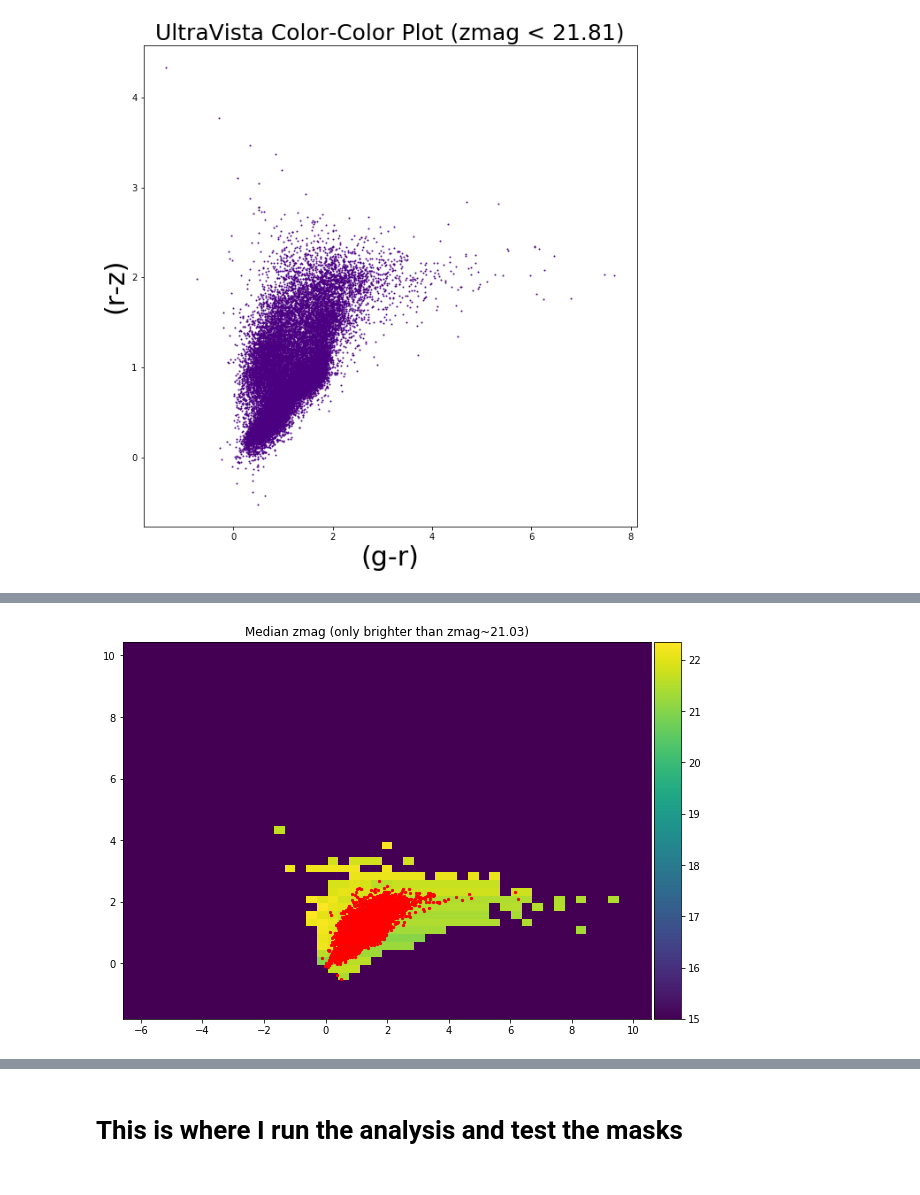
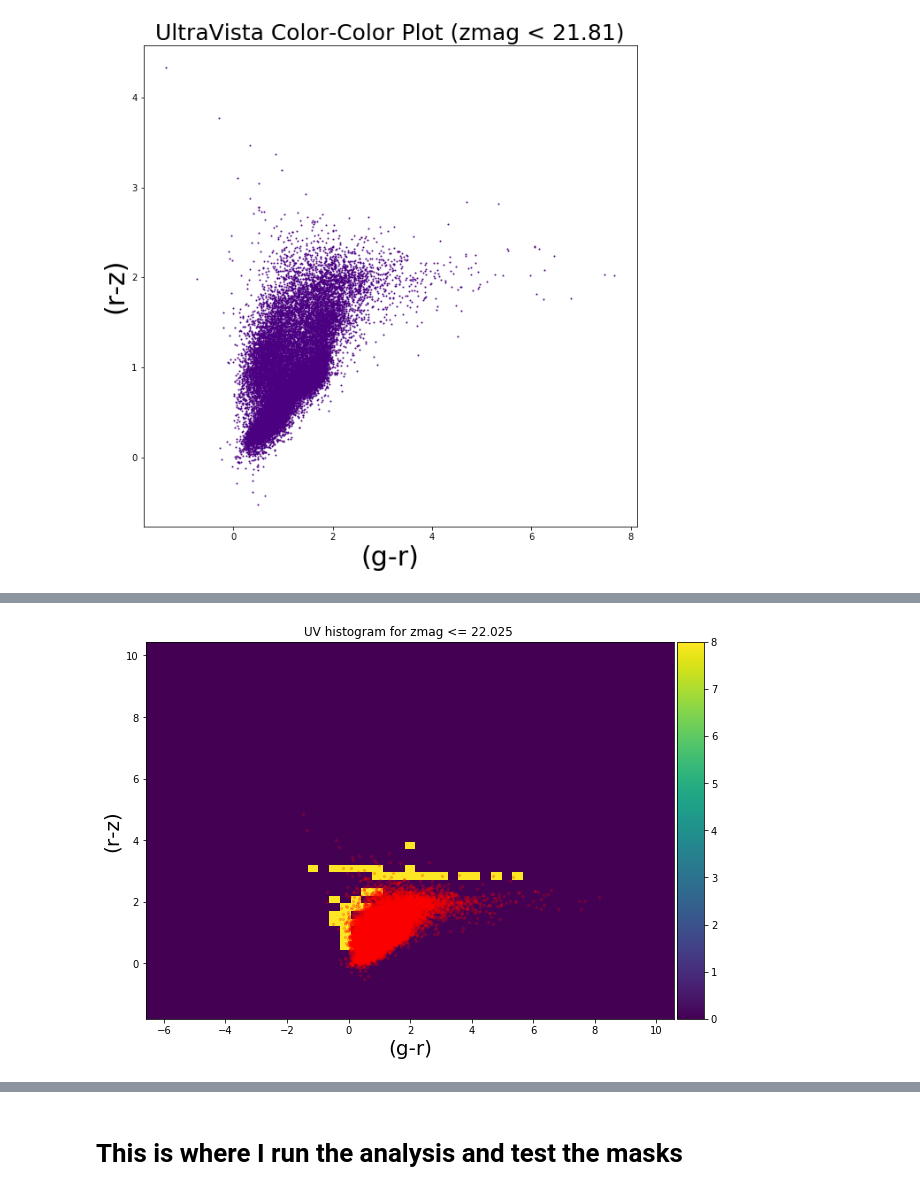
Before and after one commit to metownsend/LRG-Sats, a Jupyter notebook: making_masks2.ipynb, the cells around one changed output, grey strips where cells are left out. Saved outputs shown, nothing was run; the diff lists cells and outputs as text; code cells hidden in the pictures.

```diff
--- a/making_masks2.ipynb
+++ b/making_masks2.ipynb
@@ -239,8 +239,8 @@ def making_masks(H2D, H3D, lum_limit, x, y, z, lum, xedges, yedges, zedges):
 #     print('----')
         for j in range(len(mask_array[i])):
             for k in range(len(mask_array[i][j])):
-#                 if (median_zmag_array[i][j] >= zedges[k+1]):
-                if ((medzmag[i][j] >= 21.02509002685544) & (21.02509002685544 >= zedges[k+1])):
+                if (median_zmag_array[i][j] >= zedges[k+1]):
+#                 if ((medzmag[i][j] >= 22.02509002685544) & (22.02509002685544 >= zedges[k+1])):
                     mask_array[i][j][k] = 1
 #                     print('i = ',i)
 #                     print('j = ', j)
@@ -323,8 +323,13 @@ print(np.median(rzcolor_UVLS))
 # gr_edges = [-6.5846786, -6.234678649902344, -5.8846786499023445, -5.534678649902345, -5.184678649902345, -4.8346786499023455, -4.484678649902346, -4.134678649902346, -3.784678649902346, -3.434678649902346, -3.084678649902346, -2.734678649902346, -2.384678649902346, -2.0346786499023457, -1.6846786499023456, -1.3346786499023455, -0.9846786499023455, -0.6346786499023456, -0.2846786499023456, 0.06532135009765438, 0.41532135009765436, 0.7653213500976543, 1.1153213500976542, 1.4653213500976543, 1.8153213500976544, 2.1653213500976545, 2.5153213500976546, 2.8653213500976547, 3.2153213500976547, 3.565321350097655, 3.915321350097655, 4.265321350097655, 4.615321350097655, 4.965321350097654, 5.315321350097654, 5.665321350097654, 6.015321350097653, 6.365321350097653, 6.7153213500976525, 7.065321350097652, 7.415321350097652, 7.7653213500976515, 8.115321350097652, 8.465321350097652, 8.815321350097651, 9.165321350097651, 9.51532135009765, 9.86532135009765, 10.21532135009765, 10.56532135009765]
 
 rz_edges = np.array([-1.8027077, -1.5527076721191406, -1.3027076721191406, -1.0527076721191406, -0.8027076721191406, -0.5527076721191406, -0.3027076721191406, -0.052707672119140625, 0.19729232788085938, 0.4472923278808594, 0.6972923278808594, 0.9472923278808594, 1.1972923278808594, 1.4472923278808594, 1.6972923278808594, 1.9472923278808594, 2.1972923278808594, 2.4472923278808594, 2.6972923278808594, 2.9472923278808594, 3.1972923278808594, 3.4472923278808594, 3.6972923278808594, 3.9472923278808594, 4.197292327880859, 4.447292327880859, 4.697292327880859, 4.947292327880859, 5.197292327880859, 5.447292327880859, 5.697292327880859, 5.947292327880859, 6.197292327880859, 6.447292327880859, 6.697292327880859, 6.947292327880859, 7.197292327880859, 7.447292327880859, 7.697292327880859, 7.947292327880859, 8.19729232788086, 8.44729232788086, 8.69729232788086, 8.94729232788086, 9.19729232788086, 9.44729232788086, 9.69729232788086, 9.94729232788086, 10.19729232788086, 10.44729232788086])
-zmag_edges = np.array([13.22509, 14.025090026855466, 15.025090026855462, 16.02509002685546, 17.025090026855455, 18.02509002685545, 19.025090026855448, 20.025090026855445, 21.02509002685544, 22.025090026855437, 23.025090026855434])
+zmag_edges = np.array([13.22509, 14.025090026855466, 15.025090026855462, 16.02509002685546, 17.025090026855455, 18.02509002685545, 19.025090026855448, 20.025090026855445, 22.025090026855437, 23.025090026855434])
 gr_edges = np.array([-6.5846786, -6.234678649902344, -5.8846786499023445, -5.534678649902345, -5.184678649902345, -4.8346786499023455, -4.484678649902346, -4.134678649902346, -3.784678649902346, -3.434678649902346, -3.084678649902346, -2.734678649902346, -2.384678649902346, -2.0346786499023457, -1.6846786499023456, -1.3346786499023455, -0.9846786499023455, -0.6346786499023456, -0.2846786499023456, 0.06532135009765438, 0.41532135009765436, 0.7653213500976543, 1.1153213500976542, 1.4653213500976543, 1.8153213500976544, 2.1653213500976545, 2.5153213500976546, 2.8653213500976547, 3.2153213500976547, 3.565321350097655, 3.915321350097655, 4.265321350097655, 4.615321350097655, 4.965321350097654, 5.315321350097654, 5.665321350097654, 6.015321350097653, 6.365321350097653, 6.7153213500976525, 7.065321350097652, 7.415321350097652, 7.7653213500976515, 8.115321350097652, 8.465321350097652, 8.815321350097651, 9.165321350097651, 9.51532135009765, 9.86532135009765, 10.21532135009765, 10.56532135009765])
+
+# rz_edges = np.array([-1.8027077, -0.8027076721191406, 0.19729232788085938, 1.1972923278808594, 2.1972923278808594, 3.1972923278808594, 4.197292327880859, 5.197292327880859, 6.197292327880859, 7.197292327880859, 8.19729232788086, 9.19729232788086, 10.44729232788086])
+# zmag_edges = np.array([13.22509, 14.025090026855466, 15.025090026855462, 16.02509002685546, 17.025090026855455, 18.02509002685545, 19.025090026855448, 20.025090026855445, 22.025090026855437, 23.025090026855434])
+# gr_edges = np.array([-6.5846786, -5.184678649902345, -4.134678649902346, -3.784678649902346, -2.734678649902346, -1.6846786499023456, -0.2846786499023456, 1.1153213500976542, 2.1653213500976545, 3.2153213500976547, 4.265321350097655, 5.315321350097654, 6.015321350097653, 7.065321350097652, 8.115321350097652, 9.165321350097651, 10.56532135009765])
+
 
 # rzcolor = rzcolor_UVLS[0:19]
 # print(rzcolor)
@@ -379,11 +384,21 @@ projectionMask = mask_array[:, :, :].sum(axis=2)
 projectionMasked_H = masked_H[:, :, :].sum(axis=2)
 
 medzmag[medzmag == -999] = 0.
-# medzmag[medzmag > 21.02509002685544] = 0
+# medzmag[medzmag > 22.025] = 0
 
-print(medzmag.max())
-print(medzmag.min())
-print(np.median(medzmag[np.where(medzmag != 0.)]))
+# print(medzmag.max())
+# print(medzmag[np.where(medzmag != 0.)].min())
+# print(np.median(medzmag[np.where(medzmag != 0.)]))
+
+# medzmag_cut = medzmag[np.where((medzmag != 0.) & (medzmag <= 21.64))]
+# print(len(medzmag_cut))
+
+print(len(medzmag[np.where(medzmag != 0.)]))
+
+# print(medzmag[np.where((medzmag != 0.) & (medzmag <= 21.64))])
+
+# print(medzmag.shape)
+# print(len(Hstar2D[np.where(Hstar2D != 0.)]))
 
 # print(len(grcolor_UVLS[np.where(zmag_UVLS <= 21.8)]))
 # print(len(grcolor_UVLS[np.where(zmag_UVLS > 21.8)]))
@@ -391,20 +406,20 @@ print(np.median(medzmag[np.where(medzmag != 0.)]))
 # print(len(medzmag))
 # print(np.median(medzmag[np.where(medzmag != 0)]))
 
-# plt.figure(figsize=(10,10))
-# ax = plt.gca()
-# im = ax.imshow(projectionMask, vmax=21.03, origin='lower', extent=(gr_edges.min(), gr_edges.max(), rz_edges.min(), rz_edges.max()))
-# # plt.scatter(grcolor_UVLS[np.where(zmag_UVLS > 21.02509002685544)], rzcolor_UVLS[np.where(zmag_UVLS > 21.02509002685544)], s=1, c='cyan')
-# # plt.scatter(grcolor_UVLS[np.where(zmag_UVLS <= 21.02509002685544)], rzcolor_UVLS[np.where(zmag_UVLS <= 21.02509002685544)], alpha=1, s=5, c='red')
-# divider = make_axes_locatable(ax)
-# cax = divider.append_axes('right', size='5%', pad=0.05)
-# plt.colorbar(im, cax=cax)
-# ax.set_title("UV histogram for sources brighter than ")
-# #     ax.set_ylim([-0.6,5.5])
-# ax.set_xlabel('(g-r)',fontsize=20)
-# ax.set_ylabel('(r-z)',fontsize=20)
-# # plt.savefig('/Users/mtownsend/Desktop/MeetingPlots/2July2020/e1-color-color-selection-matrix-21.03-overplot-21.03.pdf')
-# plt.show()
+plt.figure(figsize=(10,10))
+ax = plt.gca()
+im = ax.imshow(projectionMask, origin='lower', extent=(gr_edges.min(), gr_edges.max(), rz_edges.min(), rz_edges.max()))
+# plt.scatter(grcolor_UVLS[np.where(zmag_UVLS > 21.02509002685544)], rzcolor_UVLS[np.where(zmag_UVLS > 21.02509002685544)], s=1, c='cyan')
+plt.scatter(grcolor_UVLS[np.where(zmag_UVLS <= 22.02509002685544)], rzcolor_UVLS[np.where(zmag_UVLS <= 22.02509002685544)], alpha=0.2, s=5, c='red')
+divider = make_axes_locatable(ax)
+cax = divider.append_axes('right', size='5%', pad=0.05)
+plt.colorbar(im, cax=cax)
+ax.set_title("UV histogram for zmag <= 22.025 ")
+#     ax.set_ylim([-0.6,5.5])
+ax.set_xlabel('(g-r)',fontsize=20)
+ax.set_ylabel('(r-z)',fontsize=20)
+plt.savefig('/Users/mtownsend/Desktop/MeetingPlots/9July2020/c-color-color-selection-matrix-22.025-overplot.pdf')
+plt.show()
 
 
 # plt.rcParams["figure.figsize"] = [10, 10]
@@ -419,18 +434,29 @@ print(np.median(medzmag[np.where(medzmag != 0.)]))
 # plt.show()
 
 
-plt.figure(figsize=(10,10))
-ax = plt.gca()
-im = ax.imshow(medzmag, vmin=15., origin='lower', extent=(gr_edges.min(), gr_edges.max(), rz_edges.min(), rz_edges.max()))
-plt.scatter(grcolor_UVLS[np.where(zmag_UVLS <= 21.02509002685544)], rzcolor_UVLS[np.where(zmag_UVLS <= 21.02509002685544)], alpha=1, s=5, c='red')
-divider = make_axes_locatable(ax)
-cax = divider.append_axes('right', size='5%', pad=0.05)
-plt.colorbar(im, cax=cax)
-ax.set_title("Median zmag (only brighter than zmag~21.03)")
-# ax.set_ylim([-1.,5.])
-# ax.set_xlim([-1.,8.])
-# ax.set_xlabel('zmag',fontsize=20)
-# ax.set_ylabel('r-z',fontsize=20)
-# plt.savefig('/Users/mtownsend/Desktop/MeetingPlots/2July2020/b-medzmag-21.8.pdf')
-plt.show()
+# plt.figure(figsize=(10,10))
+# ax = plt.gca()
+# im = ax.imshow(medzmag, vmin=21., vmax=21.64342498779297, origin='lower', extent=(gr_edges.min(), gr_edges.max(), rz_edges.min(), rz_edges.max()))
+# # plt.scatter(grcolor_UVLS[np.where(zmag_UVLS <= 21.64342498779297)], rzcolor_UVLS[np.where(zmag_UVLS <= 21.64342498779297)], alpha=1, s=5, c='red')
+# # plt.scatter(grcolor_UVLS, rzcolor_UVLS, s=5, c='grey', label="All UVista")
+# # cm = plt.cm.get_cmap('RdYlBu')
+# plt.scatter(grcolor_UVLS[np.where(zmag_UVLS <= 21.64342498779297)], rzcolor_UVLS[np.where(zmag_UVLS <= 21.64342498779297)], s=5, alpha=0.2, color='red', label="zmag <= 21.64")
+# # plt.legend(loc="upper right", fontsize=10)
+# # plt.colorbar(sc, orientation='horizontal')
+# divider = make_axes_locatable(ax)
+# cax = divider.append_axes('right', size='5%', pad=0.05)
+# plt.colorbar(im, cax=cax)
+# ax.set_title("Median zmag")
+# # ax.set_ylim([-1.,5.])
+# # ax.set_xlim([-1.,8.])
+# # ax.set_xlabel('zmag',fontsize=20)
+# # ax.set_ylabel('r-z',fontsize=20)
+# plt.savefig('/Users/mtownsend/Desktop/MeetingPlots/9July2020/a-medzmag-21.64-overplot.pdf')
+# plt.show()
+
+
+# cm = plt.cm.get_cmap('RdYlBu')
+# sc = plt.scatter(grcolor_UVLS, rzcolor_UVLS, c=zmag_UVLS, vmin=21.039594650268555, vmax=22.356285095214844, s=5, cmap=cm)
+# plt.colorbar(sc)
+# plt.show()
 # %% [output]
@@ -440 +464 @@ plt.show()
-[figure, old version]
+[figure, new version]
```
Also changed, not shown: parts of 4 cells of this notebook.
